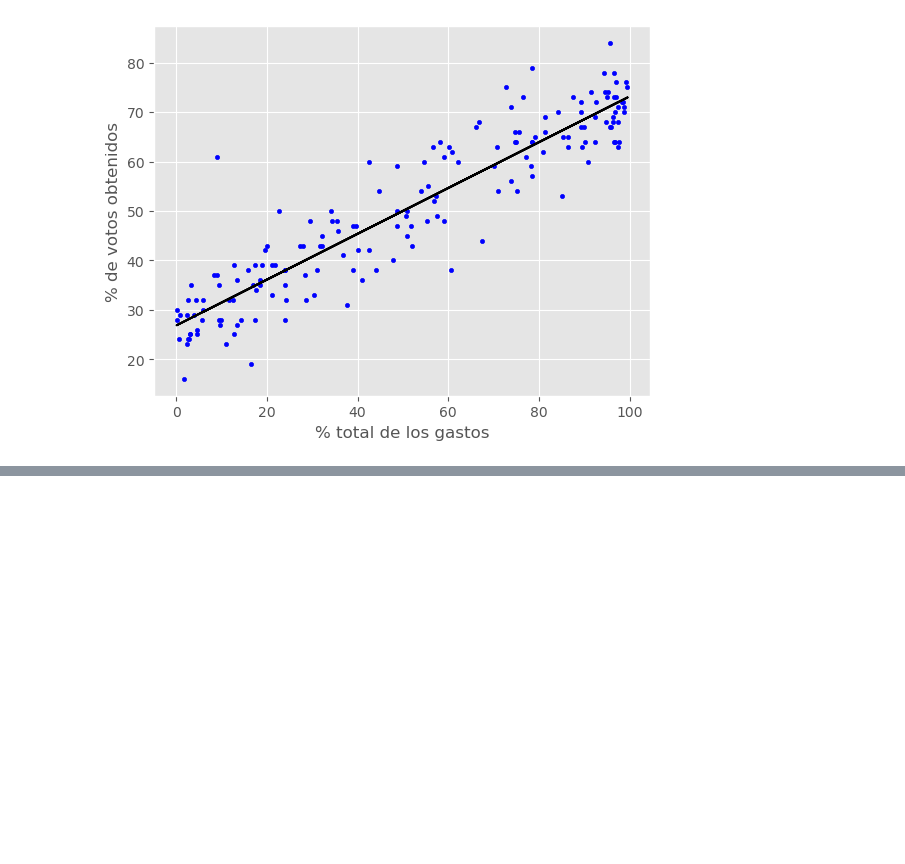
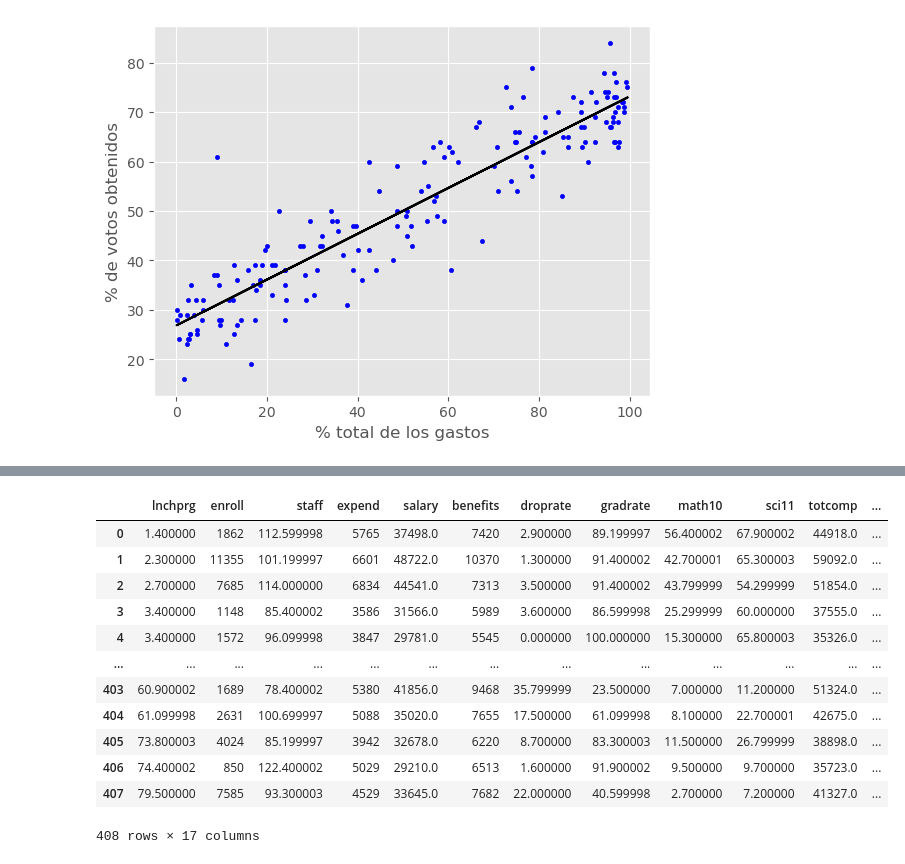
Before and after one commit to JohnCordero1/Econometr-a-con-Python, a Jupyter notebook: 2_Regresion Lineal Simple.ipynb, the cells around one changed output, grey strips where cells are left out. Saved outputs shown, nothing was run; the diff lists cells and outputs as text; code cells hidden in the pictures; blank space fills up the shorter version.

```diff
--- a/2_Regresion Lineal Simple.ipynb
+++ b/2_Regresion Lineal Simple.ipynb
@@ -305,0 +502,18 @@ plt.show()
+# %%
+# Importamos los datas
+meap93 = woo.dataWoo('meap93')
+meap93
+# %% [output]
+|  | lnchprg | enroll | staff | expend | salary | benefits | droprate | gradrate | math10 | sci11 | totcomp | ... |
+| 0 | 1.400000 | 1862 | 112.599998 | 5765 | 37498.0 | 7420 | 2.900000 | 89.199997 | 56.400002 | 67.900002 | 44918.0 | ... |
+| 1 | 2.300000 | 11355 | 101.199997 | 6601 | 48722.0 | 10370 | 1.300000 | 91.400002 | 42.700001 | 65.300003 | 59092.0 | ... |
+| 2 | 2.700000 | 7685 | 114.000000 | 6834 | 44541.0 | 7313 | 3.500000 | 91.400002 | 43.799999 | 54.299999 | 51854.0 | ... |
+| 3 | 3.400000 | 1148 | 85.400002 | 3586 | 31566.0 | 5989 | 3.600000 | 86.599998 | 25.299999 | 60.000000 | 37555.0 | ... |
+| 4 | 3.400000 | 1572 | 96.099998 | 3847 | 29781.0 | 5545 | 0.000000 | 100.000000 | 15.300000 | 65.800003 | 35326.0 | ... |
+| ... | ... | ... | ... | ... | ... | ... | ... | ... | ... | ... | ... | ... |
+| 403 | 60.900002 | 1689 | 78.400002 | 5380 | 41856.0 | 9468 | 35.799999 | 23.500000 | 7.000000 | 11.200000 | 51324.0 | ... |
+| 404 | 61.099998 | 2631 | 100.699997 | 5088 | 35020.0 | 7655 | 17.500000 | 61.099998 | 8.100000 | 22.700001 | 42675.0 | ... |
+| 405 | 73.800003 | 4024 | 85.199997 | 3942 | 32678.0 | 6220 | 8.700000 | 83.300003 | 11.500000 | 26.799999 | 38898.0 | ... |
+| 406 | 74.400002 | 850 | 122.400002 | 5029 | 29210.0 | 6513 | 1.600000 | 91.900002 | 9.500000 | 9.700000 | 35723.0 | ... |
+| 407 | 79.500000 | 7585 | 93.300003 | 4529 | 33645.0 | 7682 | 22.000000 | 40.599998 | 2.700000 | 7.200000 | 41327.0 | ... |
+408 rows × 17 columns
```
Also changed, not shown: parts of 25 cells of this notebook.
